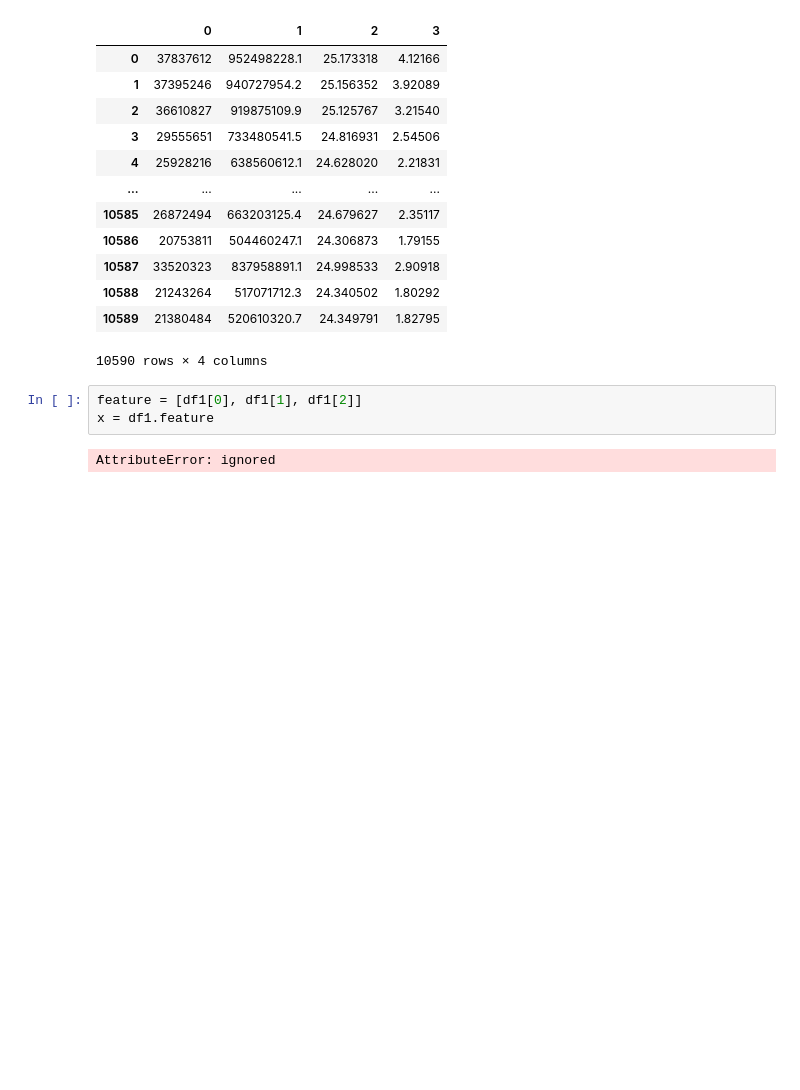
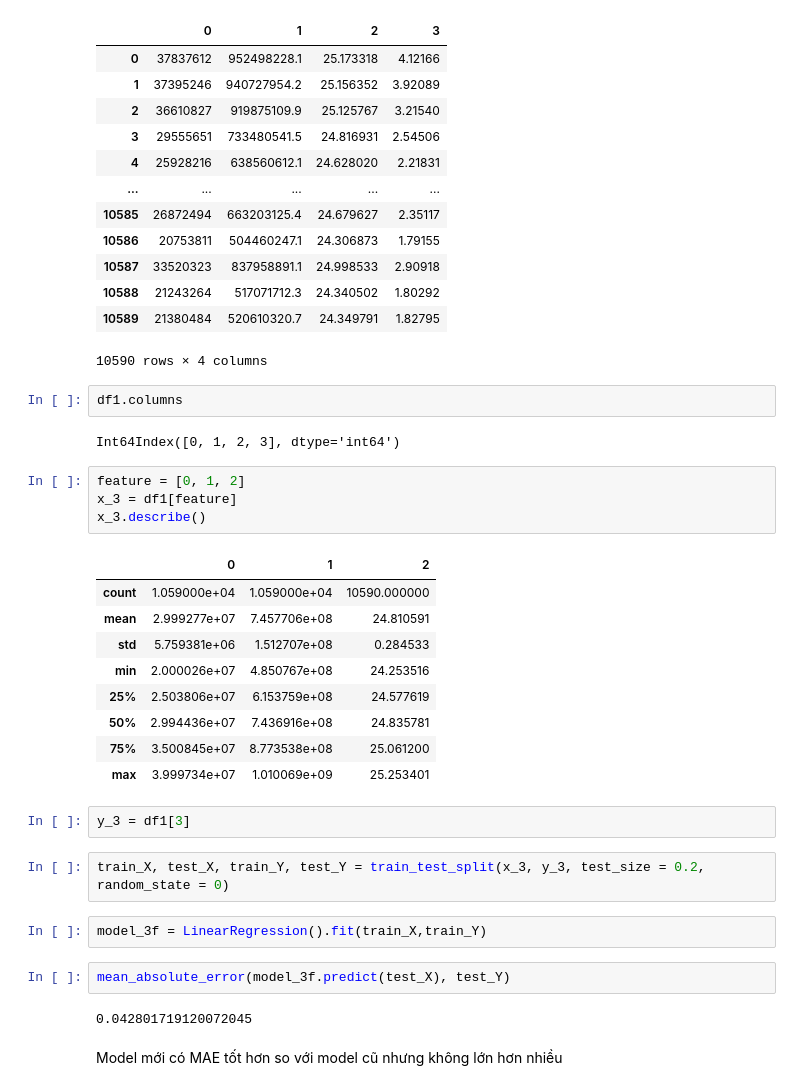
Before and after one commit to kangdoung/CS114.K21, a Jupyter notebook: GK_R3.ipynb, the cells around one changed output. Drawn from its saved outputs; the diff is of its cells as text; blank space fills up the shorter version.

```diff
--- a/GK_R3.ipynb
+++ b/GK_R3.ipynb
@@ -116,8 +116,33 @@ df1
 | 10588 | 21243264 | 517071712.3 | 24.340502 | 1.80292 |
 | 10589 | 21380484 | 520610320.7 | 24.349791 | 1.82795 |
 10590 rows × 4 columns
+# %%
+df1.columns
+# %% [output]
+Int64Index([0, 1, 2, 3], dtype='int64')
 # %%
-feature = [df1[0], df1[1], df1[2]]
-x = df1.feature
+feature = [0, 1, 2]
+x_3 = df1[feature]
+x_3.describe()
 # %% [output]
-AttributeError: ignored
+|  | 0 | 1 | 2 |
+| count | 1.059000e+04 | 1.059000e+04 | 10590.000000 |
+| mean | 2.999277e+07 | 7.457706e+08 | 24.810591 |
+| std | 5.759381e+06 | 1.512707e+08 | 0.284533 |
+| min | 2.000026e+07 | 4.850767e+08 | 24.253516 |
+| 25% | 2.503806e+07 | 6.153759e+08 | 24.577619 |
+| 50% | 2.994436e+07 | 7.436916e+08 | 24.835781 |
+| 75% | 3.500845e+07 | 8.773538e+08 | 25.061200 |
+| max | 3.999734e+07 | 1.010069e+09 | 25.253401 |
+# %%
+y_3 = df1[3]
+# %%
+train_X, test_X, train_Y, test_Y = train_test_split(x_3, y_3, test_size = 0.2, random_state = 0)
+# %%
+model_3f = LinearRegression().fit(train_X,train_Y)
+# %%
+mean_absolute_error(model_3f.predict(test_X), test_Y)
+# %% [output]
+0.042801719120072045
+# %% [markdown]
+Model mới có MAE tốt hơn so với model cũ nhưng không lớn hơn nhiều
```
